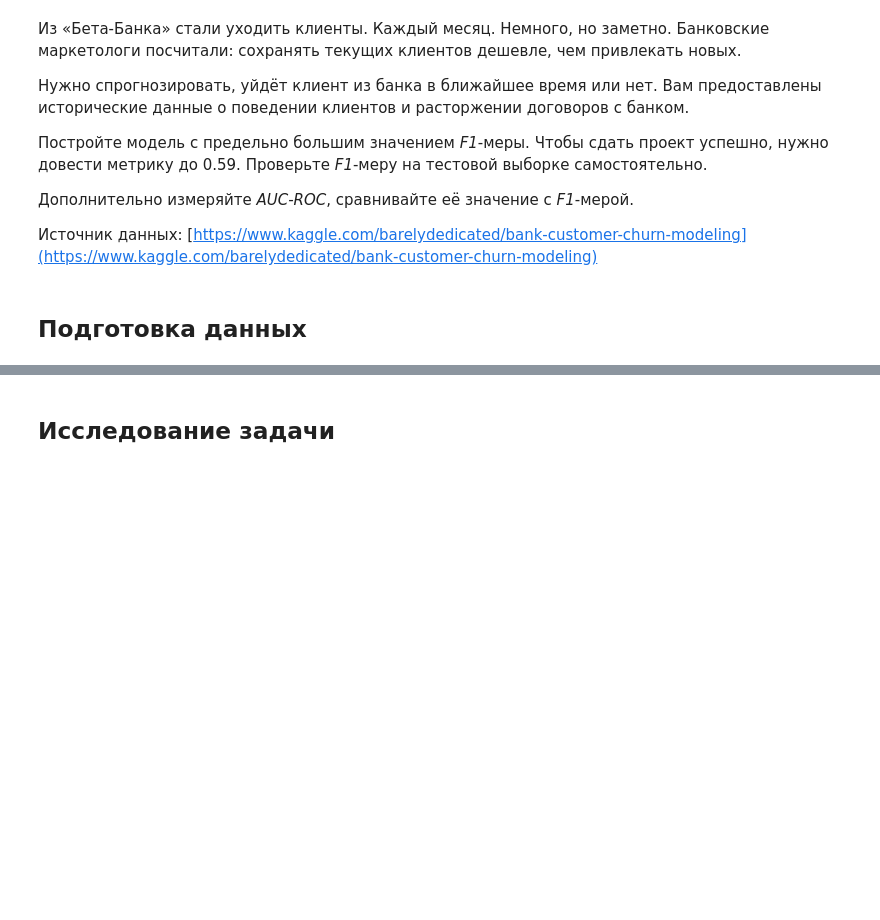
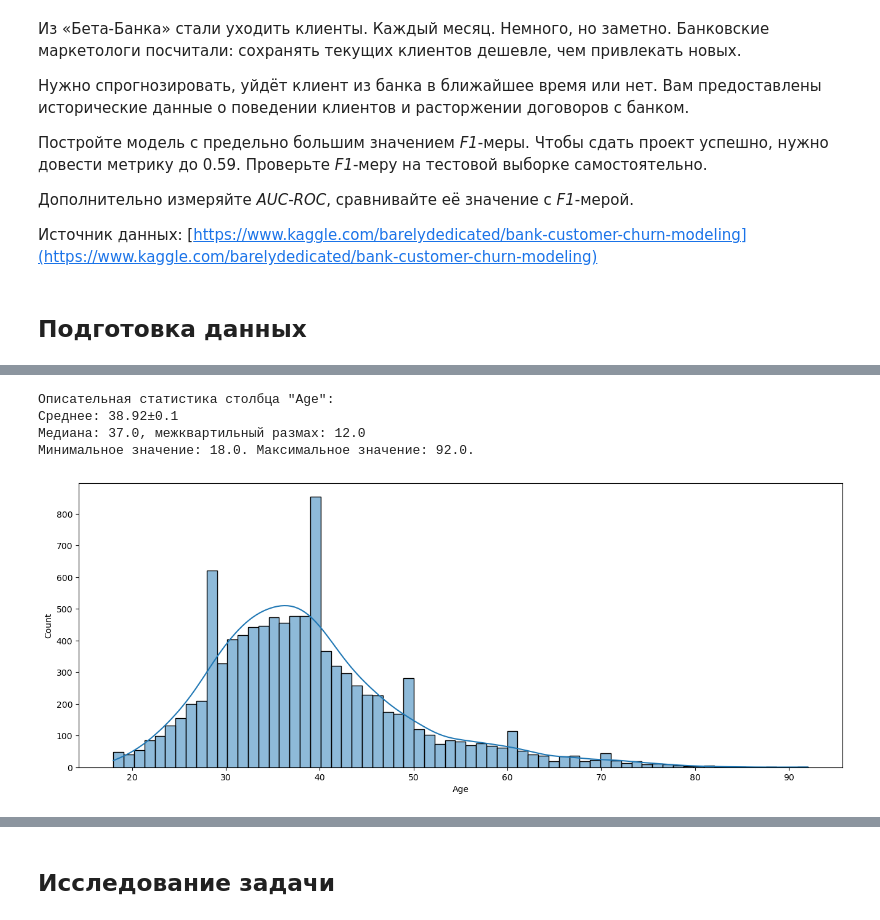
Before and after one commit to karimovdo/teacher, a Jupyter notebook: model_teacher.ipynb, the cells around one changed output, grey strips where cells are left out. Cells and saved outputs as stored; diff of their text form; code cells hidden in the pictures; blank space fills up the shorter version.

```diff
--- a/model_teacher.ipynb
+++ b/model_teacher.ipynb
@@ -19,0 +106,8 @@ import pandas as pd
+# %%
+description_and_plot(data=data, column='Age')
+# %% [output]
+Описательная статистика столбца "Age":
+Среднее: 38.92±0.1
+Медиана: 37.0, межквартильный размах: 12.0
+Минимальное значение: 18.0. Максимальное значение: 92.0.
+[figure, added]
```
Also changed, not shown: parts of 26 cells of this notebook, 1 other file.
